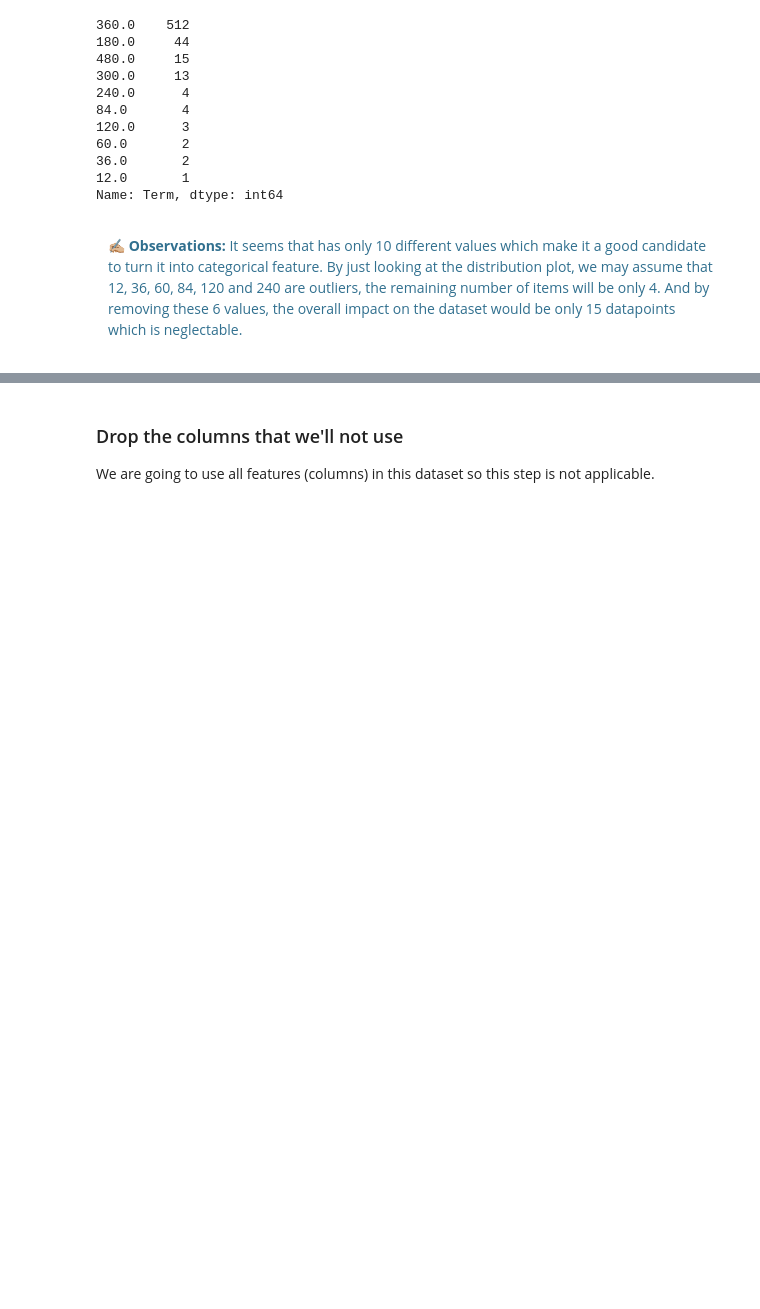
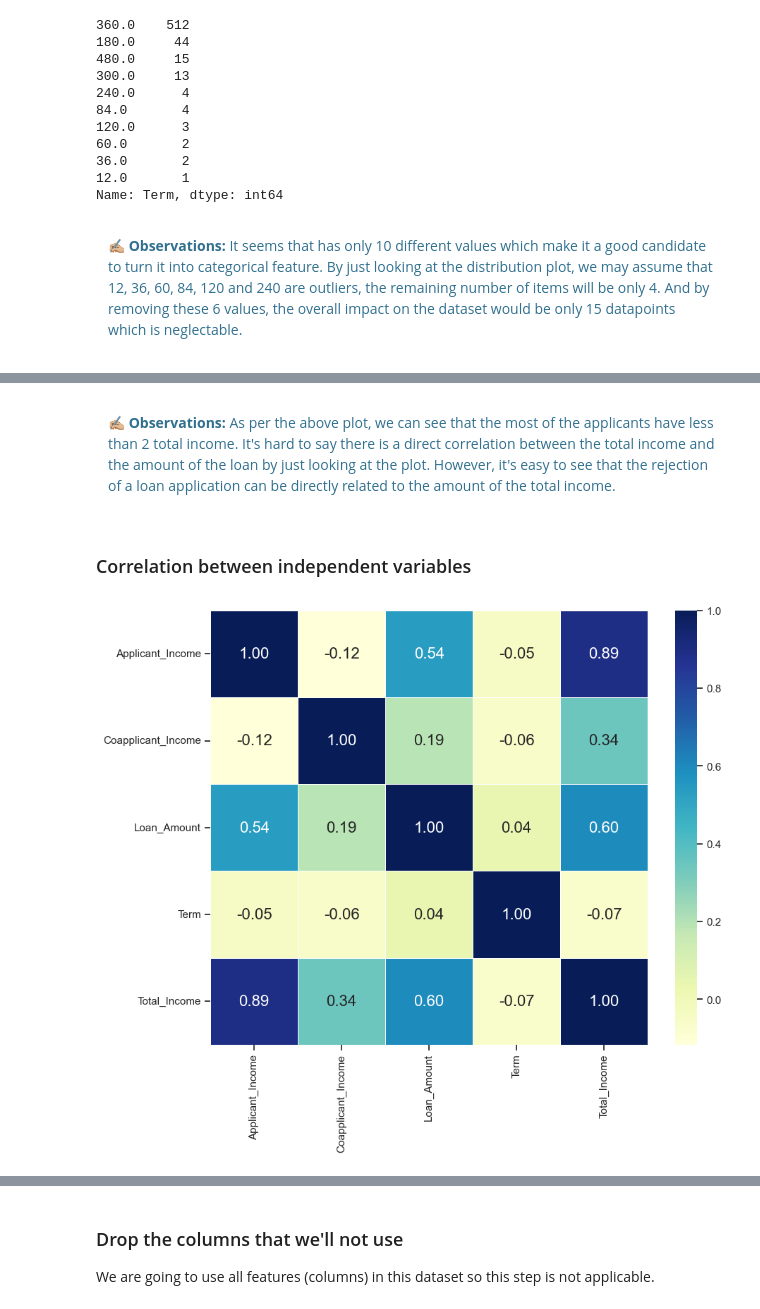
Before and after one commit to muscak/Loan-Prediction, a Jupyter notebook: Loan_Prediction.ipynb, the cells around one changed output, grey strips where cells are left out. Cells and saved outputs as stored; diff of their text form; code cells hidden in the pictures; blank space fills up the shorter version.

```diff
--- a/Loan_Prediction.ipynb
+++ b/Loan_Prediction.ipynb
@@ -268,0 +287,17 @@ Name: Term, dtype: int64
+# %% [markdown]
+<div class='alert alert-info' style='border-radius:10px;background-color:white;'>
+    ✍🏼 <b>Observations:</b> As per the above plot, we can see that the most of the applicants have less than 2 total income. It's hard to say there is a direct correlation between the total income and the amount of the loan by just looking at the plot.  However, it's easy to see that the rejection of a loan application can be directly related to the amount of the total income.
+</div>
+# %% [markdown]
+### Correlation between independent variables
+# %%
+corr_matrix = df.corr(numeric_only=True)
+plt.figure(figsize=(10, 8))
+sb.heatmap(corr_matrix,
+            annot=True,
+            linewidths=0.5,
+            fmt= ".2f",
+            cmap="YlGnBu",
+            annot_kws={'fontsize':16});
+# %% [output]
+[figure, added]
```
Also changed, not shown: parts of 13 cells of this notebook.
